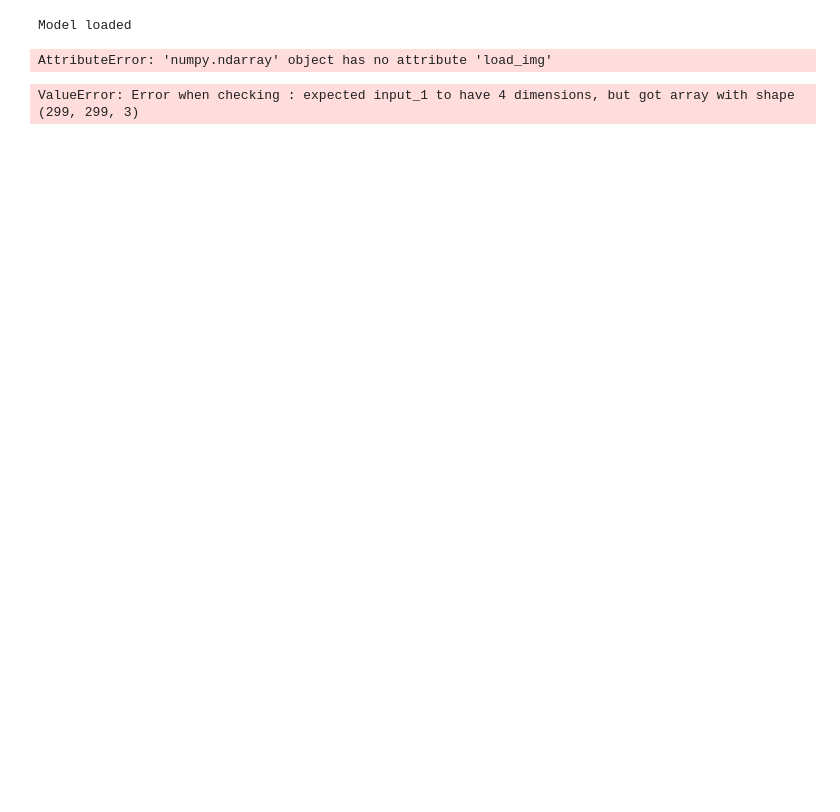
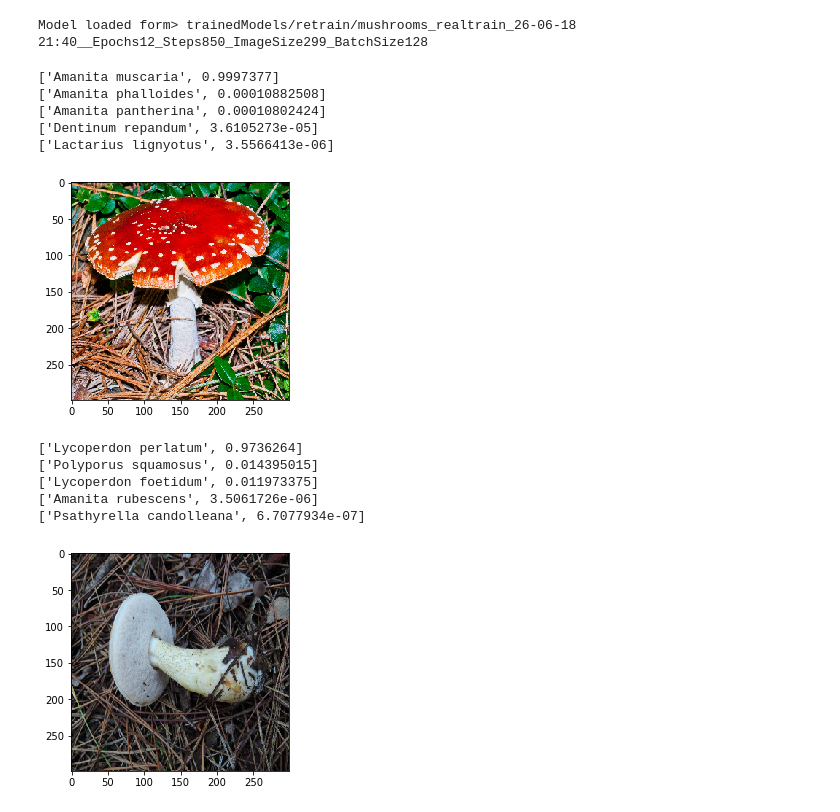
Before and after one commit to LudwigSchallner/limeandcnn, a Jupyter notebook: LIME.ipynb, the cells around one changed output. Drawn from its saved outputs; the diff is of its cells as text; code cells hidden in the pictures; blank space fills up the shorter version.

```diff
--- a/LIME.ipynb
+++ b/LIME.ipynb
@@ -17,9 +19,9 @@ Notebook run using keras: 2.1.6
 # %%
 img_size = 299
-path_to_labels = "./sonstiges/mushroom_labels.txt"
-path_to_file = './trainedModels/retrain/'
-file_name = path_to_file+'mushrooms_realtrain_26-06-18 21:40__Epochs12_Steps850_ImageSize299_BatchSize128'
-
+path_to_labels = os.path.join('sonstiges','mushroom_labels.txt')
+#path_to_file = os.path.join('trainedModels','retrain')
+file_name = os.path.join('trainedModels','retrain',
+                         'mushrooms_realtrain_26-06-18 21:40__Epochs12_Steps850_ImageSize299_BatchSize128')
 def getHighestID(preds):
     id = 0
     max = -1
@@ -34,7 +36,7 @@ def getLabels():
      myLabels = [line.strip() for line in f]
     return myLabels
 
-def getLabelFromID(id):
+def getLabelById(id):
     with open(path_to_labels) as fp:
         for i, line in enumerate(fp):
             if i == id:
@@ -46,12 +48,22 @@ def decode_prediction(preds):
     decoded_list = list()
     decoded_list.append([])
     for i in range(len(label_list)):
-        decoded_list[0].append([label_list[i],preds[0][i]])
+        decoded_list[0].append([label_list[i],preds[i]])
     return decoded_list
 
-def getIDFromLabel(label):
+def getIdByLabel(label):
     with open(path_to_labels) as fp:
         for i, line in enumerate(fp):
             if label == line.replace('\n',''):
                 return i
     raise Exception('Label is not in file')
+
+def transform_img_fn(path_list):
+    out = []
+    for img_path in path_list:
+        img = image.load_img(img_path, target_size=(img_size, img_size))
+        x = image.img_to_array(img)
+        x = np.expand_dims(x, axis=0)
+        x = preprocess_input(x)
+        out.append(x)
+    return np.vstack(out)
@@ -68,22 +70,34 @@ def transform_img_fn(path_list):
 # %%
-my_model = load_model(file_name+'.h5')
-print('Model loaded')
+my_model = load_model(file_name+".h5")
+print('Model loaded form> '+file_name)
 # %% [output]
-Model loaded
+Model loaded form> trainedModels/retrain/mushrooms_realtrain_26-06-18 21:40__Epochs12_Steps850_ImageSize299_BatchSize128
 # %%
-images = transform_img_fn([os.path.join('data','Amanita muscaria.jpg')])
+images = transform_img_fn([os.path.join('data','Amanita muscaria.jpg'),
+                          os.path.join('data','Tylopilus felleus.jpg')])
 preds = my_model.predict(images)
-# %% [output]
-AttributeError: 'numpy.ndarray' object has no attribute 'load_img'
 # %%
-#for image in images:
-plt.imshow(image/2 +0.5)
-preds2 = decode_prediction(preds)[0]
-preds2 = sorted(preds2,key=lambda l:l[1], reverse=True)
-for x in preds2[:5]:
-    print(x)
+for i in range(len(images)):
+    preds_with_labels = decode_prediction(preds[i])[0]
+    preds_with_labels = sorted(preds_with_labels,key=lambda l:l[1], reverse=True)
+    plt.figure()
+    plt.imshow(images[i]/2 +0.5)
+    for x in preds_with_labels[:5]:
+        print(x)
+    plt.show()
 # %% [output]
-ValueError: Error when checking : expected input_1 to have 4 dimensions, but got array with shape (299, 299, 3)
+['Amanita muscaria', 0.9997377]
+['Amanita phalloides', 0.00010882508]
+['Amanita pantherina', 0.00010802424]
+['Dentinum repandum', 3.6105273e-05]
+['Lactarius lignyotus', 3.5566413e-06]
+[figure, added]
+['Lycoperdon perlatum', 0.9736264]
+['Polyporus squamosus', 0.014395015]
+['Lycoperdon foetidum', 0.011973375]
+['Amanita rubescens', 3.5061726e-06]
+['Psathyrella candolleana', 6.7077934e-07]
+[figure, added]
 # %%
 %load_ext autoreload
 %autoreload 2
```
Also changed, not shown: parts of 6 cells of this notebook, 2 other files.
